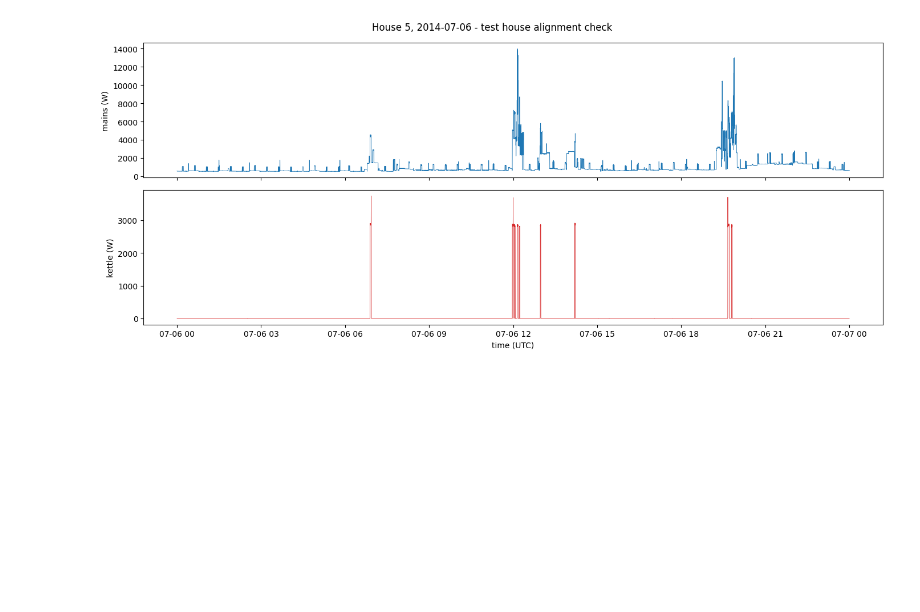
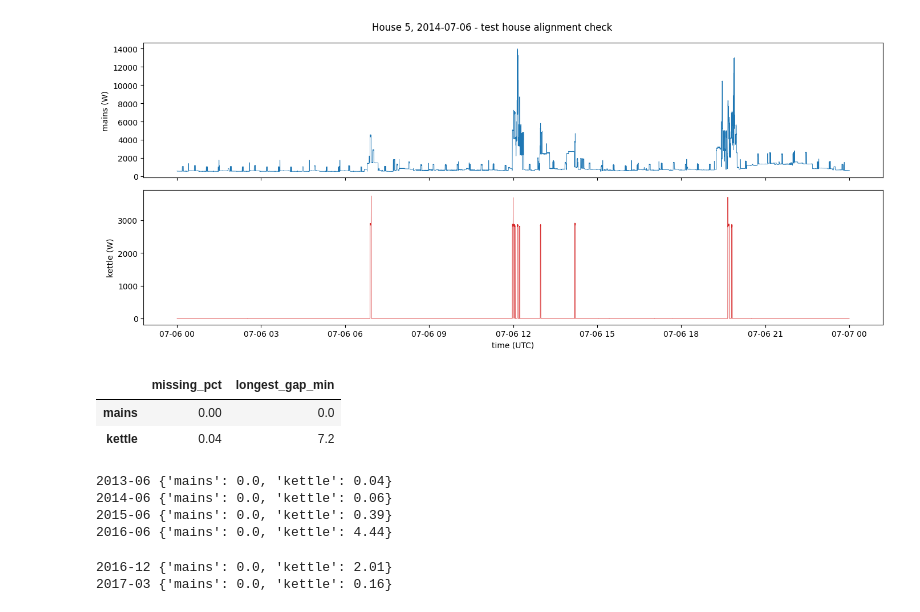
Before and after one commit to AayushAswal27/wattparse, a Jupyter notebook: notebooks/02_alignment_check.ipynb, the cells around one changed output. Cells and saved outputs as stored; diff of their text form; code cells hidden in the pictures; blank space fills up the shorter version.

```diff
--- a/notebooks/02_alignment_check.ipynb
+++ b/notebooks/02_alignment_check.ipynb
@@ -60,3 +60,26 @@ fig.suptitle(f"House 5, {start5.date()} - test house alignment check")
 plt.tight_layout()
 # %% [output]
 [figure]
+# %%
+df_month = align(H5, 1, "kettle", start="2013-06-01", end="2013-07-01")
+gap_report(df_month)
+# %% [output]
+|  | missing_pct | longest_gap_min |
+| mains | 0.00 | 0.0 |
+| kettle | 0.04 | 7.2 |
+# %%
+for month in ["2013-06", "2014-06", "2015-06", "2016-06"]:
+    d = align(H5, 1, "kettle", start=f"{month}-01", end=f"{month}-28")
+    print(month, gap_report(d).to_dict()["missing_pct"])
+# %% [output]
+2013-06 {'mains': 0.0, 'kettle': 0.04}
+2014-06 {'mains': 0.0, 'kettle': 0.06}
+2015-06 {'mains': 0.0, 'kettle': 0.39}
+2016-06 {'mains': 0.0, 'kettle': 4.44}
+# %%
+for month in ["2016-12", "2017-03"]:
+    d = align(H5, 1, "kettle", start=f"{month}-01", end=f"{month}-28")
+    print(month, gap_report(d).to_dict()["missing_pct"])
+# %% [output]
+2016-12 {'mains': 0.0, 'kettle': 2.01}
+2017-03 {'mains': 0.0, 'kettle': 0.16}
```
